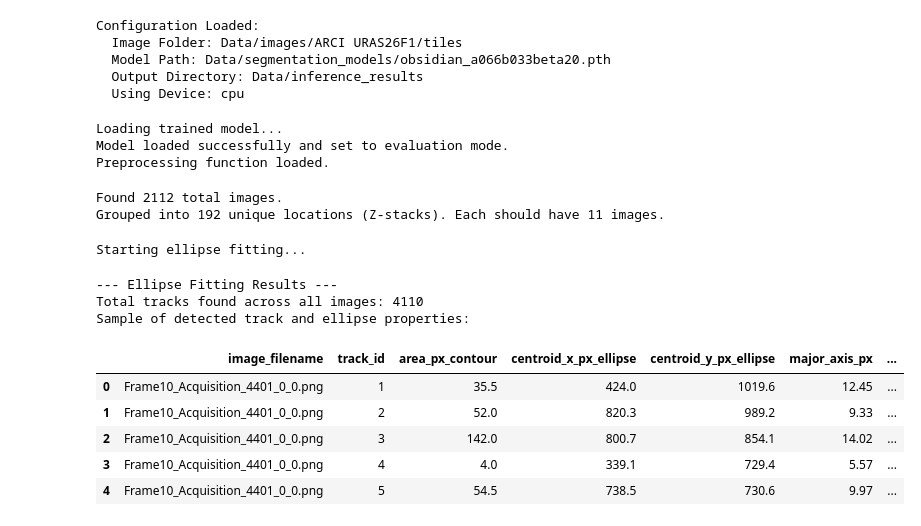
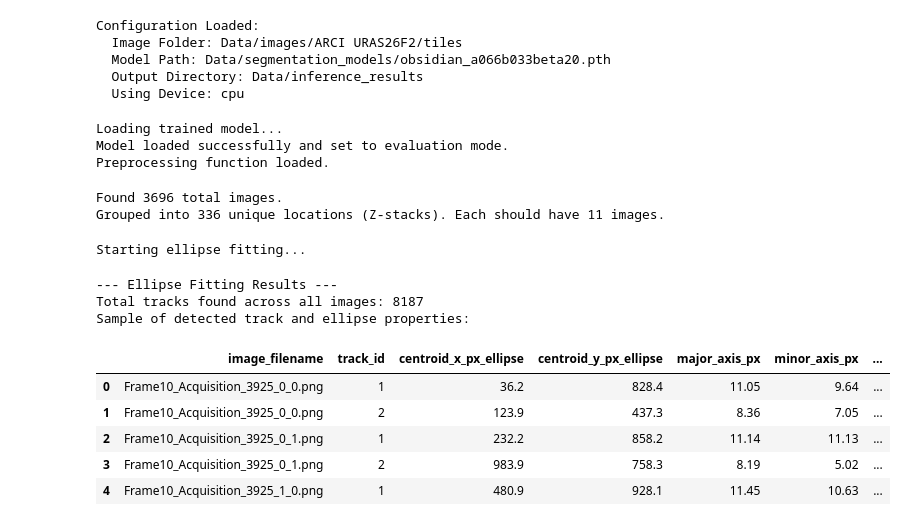
Before and after one commit to cgalelli/PrimusCode, a Jupyter notebook: Optimus_primus.ipynb, the cells around one changed output. Saved outputs shown, nothing was run; the diff lists cells and outputs as text; code cells hidden in the pictures.

```diff
--- a/Optimus_primus.ipynb
+++ b/Optimus_primus.ipynb
@@ -17,7 +17,7 @@ from albumentations.pytorch import ToTensorV2
 # Path to the folder containing the images you want to analyze
 IMAGE_FOLDER_PATH = "Data/images/"
 
-IMAGE_SPEC = "ARCI URAS26F1"
+IMAGE_SPEC = "ARCI URAS26F2"
 
 SUB_DIR = "/tiles"
 
@@ -44,9 +44,6 @@ IMG_WIDTH = 1024
 # Number of channels in the *source* images (1 for grayscale, 3 for color).
 INPUT_CHANNELS_CONFIG = 3
 
-# --- 4. INFERENCE PARAMETERS ---
-# Probability threshold to convert model output to a binary mask
-PREDICTION_THRESHOLD = 0.66
 # Set to None if unknown.
 PIXEL_RESOLUTION_UM_PER_PX = 0.345
 
@@ -65,7 +62,7 @@ print(f"  Output Directory: {OUTPUT_PATH}")
 print(f"  Using Device: {DEVICE}")
 # %% [output]
 Configuration Loaded:
-  Image Folder: Data/images/ARCI URAS26F1/tiles
+  Image Folder: Data/images/ARCI URAS26F2/tiles
   Model Path: Data/segmentation_models/obsidian_a066b033beta20.pth
   Output Directory: Data/inference_results
   Using Device: cpu
@@ -123,8 +120,8 @@ for fpath in image_files:
 print(f"Found {len(image_files)} total images.")
 print(f"Grouped into {len(image_groups)} unique locations (Z-stacks). Each should have {len(list(image_groups.values())[0])} images.")
 # %% [output]
-Found 2112 total images.
-Grouped into 192 unique locations (Z-stacks). Each should have 11 images.
+Found 3696 total images.
+Grouped into 336 unique locations (Z-stacks). Each should have 11 images.
 # %%
 print("Starting ellipse fitting...")
 
@@ -137,7 +134,7 @@ for group_key, file_list in tqdm(image_groups.items(), desc="Ellipse Analysis"):
 
     group_masks = []
 
-    for image_path in file_list[5:7]:
+    for image_path in file_list[4:6]:
         # Load and preprocess image
         image = cv2.imread(image_path)
         image = cv2.cvtColor(image, cv2.COLOR_BGR2RGB)
@@ -165,7 +162,9 @@ for group_key, file_list in tqdm(image_groups.items(), desc="Ellipse Analysis"):
     track_id_counter = 1
 
     for contour in contours:
-        # Ellipse fitting requires a minimum of 5 points.
+        if cv2.contourArea(contour) < 25: # Minimum area to consider
+            continue
+
         if len(contour) < 5:
             continue
 
@@ -179,60 +178,42 @@ for group_key, file_list in tqdm(image_groups.items(), desc="Ellipse Analysis"):
         major_axis_len_px = max(axis_a_px, axis_b_px)
         minor_axis_len_px = min(axis_a_px, axis_b_px)
 
-        # 2. Get the area and centroid from the contour for consistency with new data
-        area_px_contour = cv2.contourArea(contour)
-
-        if minor_axis_len_px == 0:
-            eccentricity = np.nan  # Avoid division by zero
-        else:
-            eccentricity = major_axis_len_px / minor_axis_len_px
-
-        projector = np.quantile(np.nan_to_num(eccentricity, nan=0), 0.95)
-
-        proj_len_px = (4 * area_px_contour * projector) / (np.pi * major_axis_len_px)
-        proj_len_px2 = major_axis_len_px * projector / eccentricity
-
         # 3. Store properties
         track_props = {
             "image_filename": os.path.basename(file_list[0]),
             "track_id": track_id_counter,
-            "area_px_contour": round(area_px_contour, 1),
-            # Ellipse properties (in pixels)
             "centroid_x_px_ellipse": round(center_x, 1),
             "centroid_y_px_ellipse": round(center_y, 1),
             "major_axis_px": round(major_axis_len_px, 2),
             "minor_axis_px": round(minor_axis_len_px, 2),
             "orientation_deg": round(orientation_deg, 2),
-            "eccentricity": round(eccentricity, 2),
-            "proj_len_px": round(proj_len_px, 2),
-            "proj_len_px2": round(proj_len_px2, 2),
         }
 
         # Convert to physical units if resolution is known (from Cell 2)
         if PIXEL_RESOLUTION_UM_PER_PX is not None:
-            track_props['proj_len_um'] = round(proj_len_px * PIXEL_RESOLUTION_UM_PER_PX, 2)
+            track_props['len_um'] = round(major_axis_len_px * PIXEL_RESOLUTION_UM_PER_PX, 2)
 
         ellipse_analysis_results.append(track_props)
         track_id_counter += 1
 
 
 # 4. Convert results to a DataFrame and display a sample
 df_ellipse_results = pd.DataFrame(ellipse_analysis_results)
 
 print(f"\n--- Ellipse Fitting Results ---\nTotal tracks found across all images: {len(df_ellipse_results)}")
 print("Sample of detected track and ellipse properties:")
 
 # Display the dataframe with the new columns
 df_ellipse_results.head()
 # %% [output]
 Starting ellipse fitting...
 --- Ellipse Fitting Results ---
-Total tracks found across all images: 4110
+Total tracks found across all images: 8187
 Sample of detected track and ellipse properties:
-|  | image_filename | track_id | area_px_contour | centroid_x_px_ellipse | centroid_y_px_ellipse | major_axis_px | ... |
-| 0 | Frame10_Acquisition_4401_0_0.png | 1 | 35.5 | 424.0 | 1019.6 | 12.45 | ... |
-| 1 | Frame10_Acquisition_4401_0_0.png | 2 | 52.0 | 820.3 | 989.2 | 9.33 | ... |
-| 2 | Frame10_Acquisition_4401_0_0.png | 3 | 142.0 | 800.7 | 854.1 | 14.02 | ... |
-| 3 | Frame10_Acquisition_4401_0_0.png | 4 | 4.0 | 339.1 | 729.4 | 5.57 | ... |
-| 4 | Frame10_Acquisition_4401_0_0.png | 5 | 54.5 | 738.5 | 730.6 | 9.97 | ... |
+|  | image_filename | track_id | centroid_x_px_ellipse | centroid_y_px_ellipse | major_axis_px | minor_axis_px | ... |
+| 0 | Frame10_Acquisition_3925_0_0.png | 1 | 36.2 | 828.4 | 11.05 | 9.64 | ... |
+| 1 | Frame10_Acquisition_3925_0_0.png | 2 | 123.9 | 437.3 | 8.36 | 7.05 | ... |
+| 2 | Frame10_Acquisition_3925_0_1.png | 1 | 232.2 | 858.2 | 11.14 | 11.13 | ... |
+| 3 | Frame10_Acquisition_3925_0_1.png | 2 | 983.9 | 758.3 | 8.19 | 5.02 | ... |
+| 4 | Frame10_Acquisition_3925_1_0.png | 1 | 480.9 | 928.1 | 11.45 | 10.63 | ... |
 # %%
```
Also changed, not shown: parts of 9 cells of this notebook.
